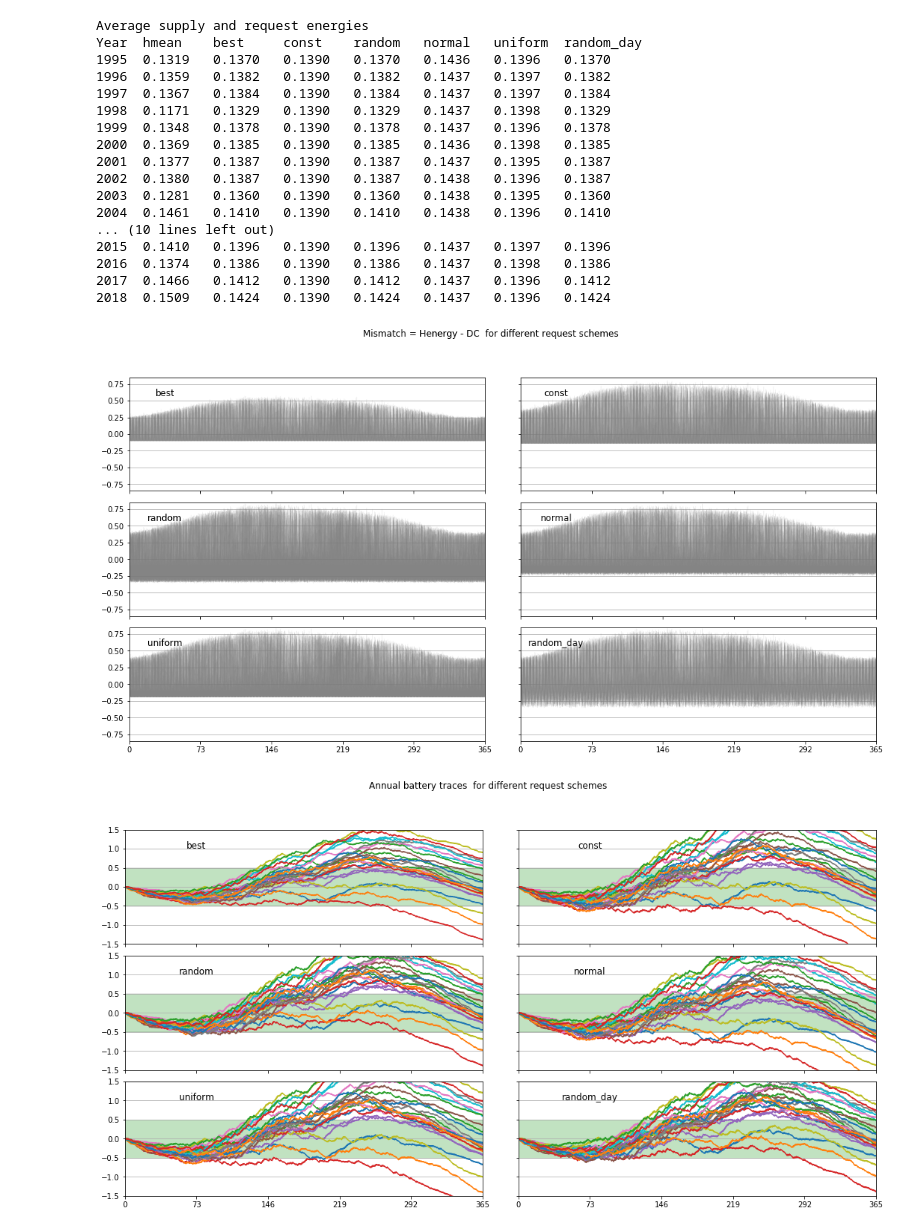
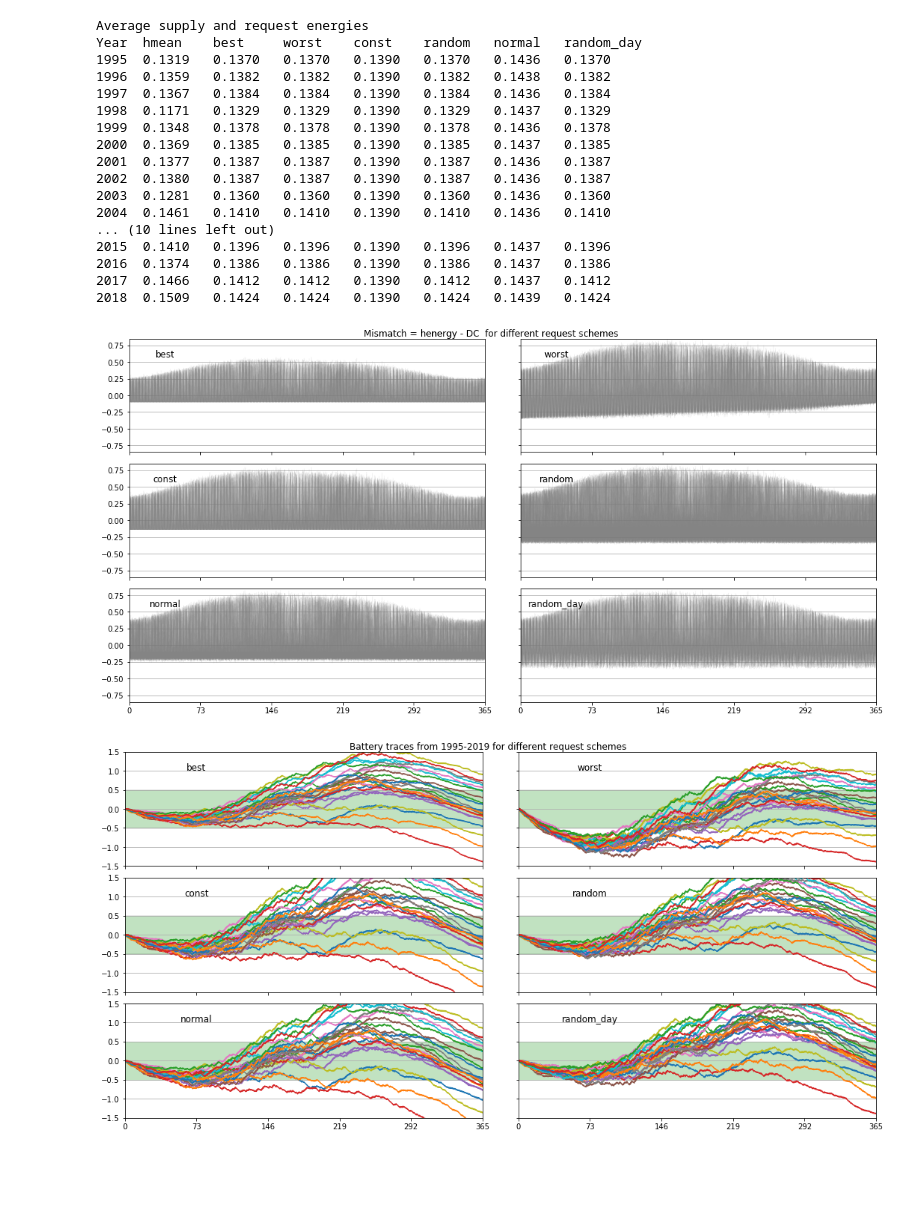
Before and after one commit to shaswot/eno_heuristic, a Jupyter notebook: inf_batt-10yr_ENO.ipynb, the cells around one changed output. Drawn from its saved outputs; the diff is of its cells as text; code cells hidden in the pictures; blank space fills up the shorter version.

Commit message:
harvester and requester funcitons

```diff
--- a/inf_batt-10yr_ENO.ipynb
+++ b/inf_batt-10yr_ENO.ipynb
@@ -136,17 +5,17 @@ class csv_solar_harvester(object):
 # %%
+LOCATION = 'tokyo'
 # Get data for all years and store in a dictionary
 annual_htrace = {}
 annual_ptrace = {}
 annual_hmean = {}
-
-
+from common.harvester_fns import csv_solar_harvester
 
 for yr in range(1995,2019):
-    harvester = csv_solar_harvester(location='tokyo',
+    harvester = csv_solar_harvester(location=LOCATION,
                                     year=yr,
                                     HENERGY_NOISE=0.0,
                                     PREDICTION_HORIZON=240*10, # lookahead horizon to predict energy
-                                    PENERGY_NOISE=0.000)
+                                    PREDICTION_NOISE=0.000)
     done = False
     htrace=[]
     ptrace=[]
@@ -166,7 +35,7 @@ annual_dc_trace = {}
 annual_mismatch = {}
 annual_utrace = {}
 
-scheme_list = ['best','const','random', 'normal', 'uniform', 'random_day']
+scheme_list = ['best','const','random', 'normal', 'uniform', 'random_day', 'worst']
 for scheme in scheme_list:
     annual_rq_trace[scheme] = {}
     annual_btrace[scheme] = {}
@@ -229,9 +97,16 @@ for yr in range(1995,2019):
 # plt.plot(rq_trace[0:2400])
 # plt.ylim([0,1])
 # %%
-# scheme_list = ['best','const','random', 'normal', 'uniform', 'random_day']
+# scheme_list = ['best','const','random', 'normal', 'uniform', 'random_day', 'worst']
+# Only use 6 schemes out of 7
+scheme_list = ['best','worst','const','random', 'normal', 'random_day']
+
 print("Average supply and request energies")
-print("Year  hmean    best     const    random   normal   uniform  random_day")
+print("Year  hmean",end='    ')
+
+for scheme in scheme_list:
+    print(scheme.ljust(7), end='  ')
+print("")
 for yr in range(1995,2019):
     print(f'{yr} {annual_hmean[yr]:7.4f}',end='  ')
     for scheme in scheme_list:
@@ -239,22 +114,22 @@ for yr in range(1995,2019):
     print("")
 # %% [output]
 Average supply and request energies
-Year  hmean    best     const    random   normal   uniform  random_day
-1995  0.1319   0.1370   0.1390   0.1370   0.1436   0.1396   0.1370
-1996  0.1359   0.1382   0.1390   0.1382   0.1437   0.1397   0.1382
-1997  0.1367   0.1384   0.1390   0.1384   0.1437   0.1397   0.1384
-1998  0.1171   0.1329   0.1390   0.1329   0.1437   0.1398   0.1329
-1999  0.1348   0.1378   0.1390   0.1378   0.1437   0.1396   0.1378
-2000  0.1369   0.1385   0.1390   0.1385   0.1436   0.1398   0.1385
-2001  0.1377   0.1387   0.1390   0.1387   0.1437   0.1395   0.1387
-2002  0.1380   0.1387   0.1390   0.1387   0.1438   0.1396   0.1387
-2003  0.1281   0.1360   0.1390   0.1360   0.1438   0.1395   0.1360
-2004  0.1461   0.1410   0.1390   0.1410   0.1438   0.1396   0.1410
+Year  hmean    best     worst    const    random   normal   random_day
+1995  0.1319   0.1370   0.1370   0.1390   0.1370   0.1436   0.1370
+1996  0.1359   0.1382   0.1382   0.1390   0.1382   0.1438   0.1382
+1997  0.1367   0.1384   0.1384   0.1390   0.1384   0.1436   0.1384
+1998  0.1171   0.1329   0.1329   0.1390   0.1329   0.1437   0.1329
+1999  0.1348   0.1378   0.1378   0.1390   0.1378   0.1436   0.1378
+2000  0.1369   0.1385   0.1385   0.1390   0.1385   0.1437   0.1385
+2001  0.1377   0.1387   0.1387   0.1390   0.1387   0.1436   0.1387
+2002  0.1380   0.1387   0.1387   0.1390   0.1387   0.1436   0.1387
+2003  0.1281   0.1360   0.1360   0.1390   0.1360   0.1436   0.1360
+2004  0.1461   0.1410   0.1410   0.1390   0.1410   0.1436   0.1410
 ... (10 lines left out)
-2015  0.1410   0.1396   0.1390   0.1396   0.1437   0.1397   0.1396
-2016  0.1374   0.1386   0.1390   0.1386   0.1437   0.1398   0.1386
-2017  0.1466   0.1412   0.1390   0.1412   0.1437   0.1396   0.1412
-2018  0.1509   0.1424   0.1390   0.1424   0.1437   0.1396   0.1424
+2015  0.1410   0.1396   0.1396   0.1390   0.1396   0.1437   0.1396
+2016  0.1374   0.1386   0.1386   0.1390   0.1386   0.1437   0.1386
+2017  0.1466   0.1412   0.1412   0.1390   0.1412   0.1437   0.1412
+2018  0.1509   0.1424   0.1424   0.1390   0.1424   0.1439   0.1424
 # %%
 C_FACTOR = 1E-3
 for yr in range(1995,2019):
@@ -279,35 +154,36 @@ for yr in range(1995,2019):
 # %%
 # For each scheme, show mismatch for all years
 timesteps_per_day = 240
 no_of_days = 365 #ignoring last days of leap years
 
 fig, ax = plt.subplots(nrows=3,
                        ncols=2,
                        figsize=(18, 9),
                        sharex=True, sharey=True,
                        gridspec_kw={'hspace': 0.1, 'wspace': 0.1})
-fig.suptitle("Mismatch = Henergy - DC  for different request schemes")
+fig.suptitle("Mismatch = henergy - DC  for different request schemes",
+             position=(0.5,0.9))
 counter = 0
 for i in range(3):
     for j in range(2):
         scheme = scheme_list[counter]
         for yr in range(1995,2019):
             ax[i][j].plot(annual_mismatch[scheme][yr],label=str(yr),color='tab:grey',alpha=0.1,linewidth=0.5)
 
             ax[i][j].yaxis.grid(True)
             ax[i][j].set_title(scheme, x=0.1, y=0.8)
             ax[i][j].set_ylim([-0.85,0.85])
             ax[i][j].set_xlim([0,no_of_days*timesteps_per_day])
             ax[i][j].set_xticks(np.arange(start=0,
                                           stop=timesteps_per_day*(no_of_days+1),
                                           step=timesteps_per_day*73))
             ax[i][j].set_xticklabels(np.arange(start=0,
                                                stop=no_of_days+1,
                                                step=73))
 
         counter += 1
 # %% [output]
-[figure, old version]
+[figure, new version]
 # %%
 # For each scheme, show battery plots for all years
 timesteps_per_day = 240
@@ -318,8 +194,8 @@ fig, ax = plt.subplots(nrows=3,
                        figsize=(18, 9),
                        sharex=True, sharey=True,
                        gridspec_kw={'hspace': 0.1, 'wspace': 0.1})
-fig.suptitle("Annual battery traces  for different request schemes")
-
+fig.suptitle("Battery traces from 1995-2019 for different request schemes",
+             position=(0.5,0.9))
 counter = 0
 for i in range(3):
     for j in range(2):
@@ -347,7 +223,7 @@ for i in range(3):
 
         counter += 1
 # %% [output]
-[figure, old version]
+[figure, new version]
 # %%
 # For each year, show battery plots for all schemes
 
```
Also changed, not shown: parts of 7 cells of this notebook, 15 other files.
